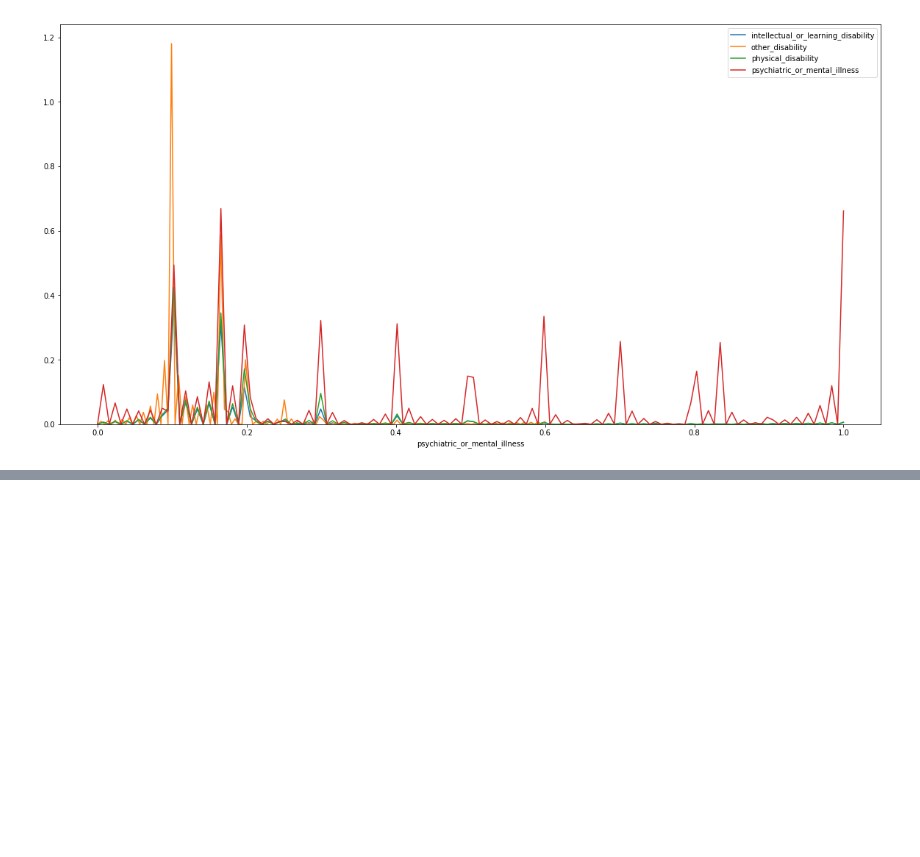
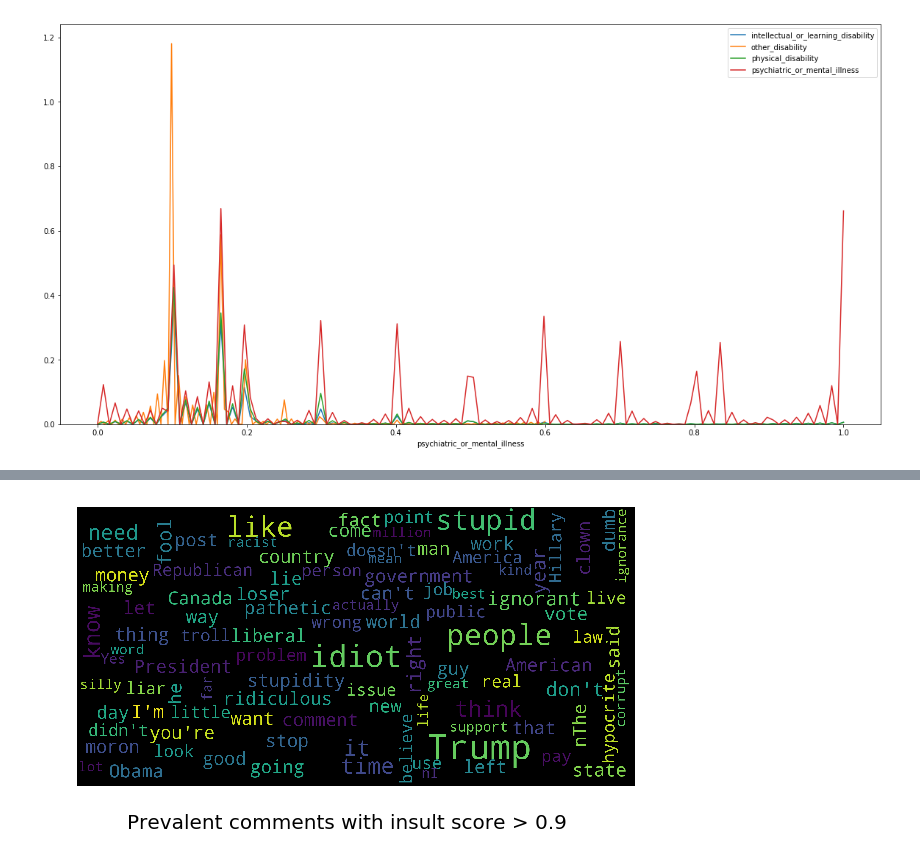
Before and after one commit to chrisdangerhaddad/toxic_comments, a Jupyter notebook: Exploratory_Data_Analysis_SR.ipynb, the cells around one changed output, grey strips where cells are left out. Cells and saved outputs as stored; diff of their text form; code cells hidden in the pictures; blank space fills up the shorter version.

```diff
--- a/Exploratory_Data_Analysis_SR.ipynb
+++ b/Exploratory_Data_Analysis_SR.ipynb
@@ -152,0 +184,5 @@ plt.show()
+# %%
+wc(train_data.loc[train_data['insult'] > 0.90]['comment_text'].sample(5000),
+               title = 'Prevalent comments with insult score > 0.9')
+# %% [output]
+[figure, added]
```
Also changed, not shown: parts of 23 cells of this notebook.
